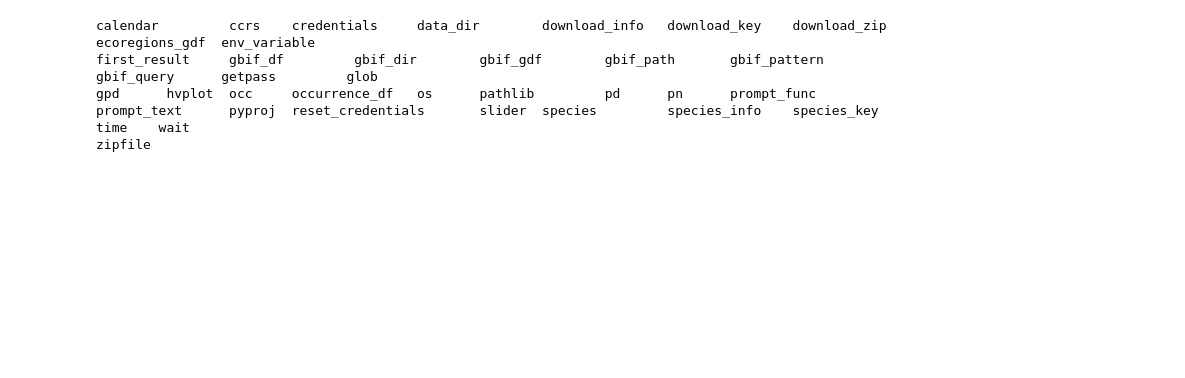
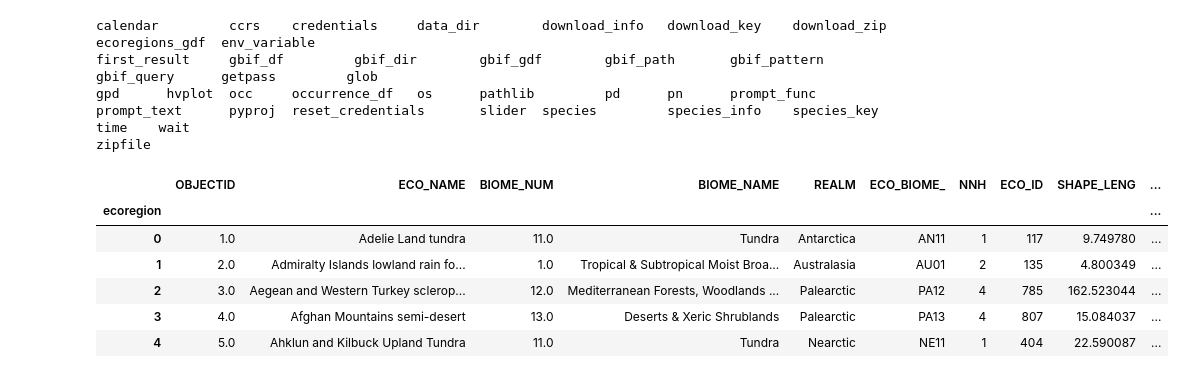
Before and after one commit to earthlab-education/species-distribution-coding-challenge-byandell, a Jupyter notebook: notebooks/species-distribution-98-download.ipynb, the cells around one changed output. Cells and saved outputs as stored; diff of their text form; code cells hidden in the pictures; blank space fills up the shorter version.

```diff
--- a/notebooks/species-distribution-98-download.ipynb
+++ b/notebooks/species-distribution-98-download.ipynb
@@ -280,6 +280,16 @@ first_result     gbif_df         gbif_dir        gbif_gdf        gbif_path
 gpd      hvplot  occ     occurrence_df   os      pathlib         pd      pn      prompt_func
 prompt_text      pyproj  reset_credentials       slider  species         species_info    species_key     time    wait
 zipfile
+# %%
+ecoregions_gdf.head()
+# %% [output]
+|  | OBJECTID | ECO_NAME | BIOME_NUM | BIOME_NAME | REALM | ECO_BIOME_ | NNH | ECO_ID | SHAPE_LENG | ... |
+| ecoregion |  |  |  |  |  |  |  |  |  | ... |
+| 0 | 1.0 | Adelie Land tundra | 11.0 | Tundra | Antarctica | AN11 | 1 | 117 | 9.749780 | ... |
+| 1 | 2.0 | Admiralty Islands lowland rain fo... | 1.0 | Tropical & Subtropical Moist Broa... | Australasia | AU01 | 2 | 135 | 4.800349 | ... |
+| 2 | 3.0 | Aegean and Western Turkey sclerop... | 12.0 | Mediterranean Forests, Woodlands ... | Palearctic | PA12 | 4 | 785 | 162.523044 | ... |
+| 3 | 4.0 | Afghan Mountains semi-desert | 13.0 | Deserts & Xeric Shrublands | Palearctic | PA13 | 4 | 807 | 15.084037 | ... |
+| 4 | 5.0 | Ahklun and Kilbuck Upland Tundra | 11.0 | Tundra | Nearctic | NE11 | 1 | 404 | 22.590087 | ... |
 # %%
 # Join the occurrences with the plotting GeoDataFrame
 occur_gdf = ecoregions_gdf.join(gbif_df)
```
Also changed, not shown: parts of 1 cell of this notebook.
